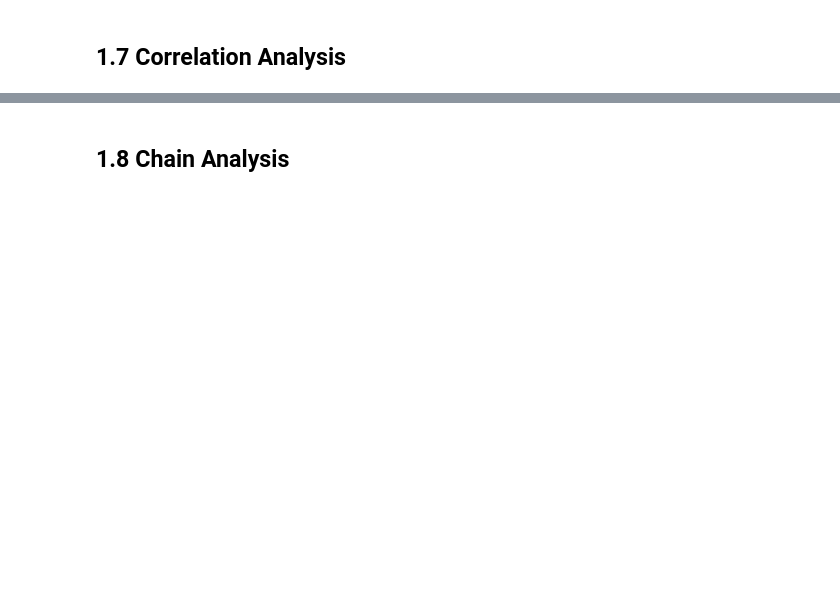
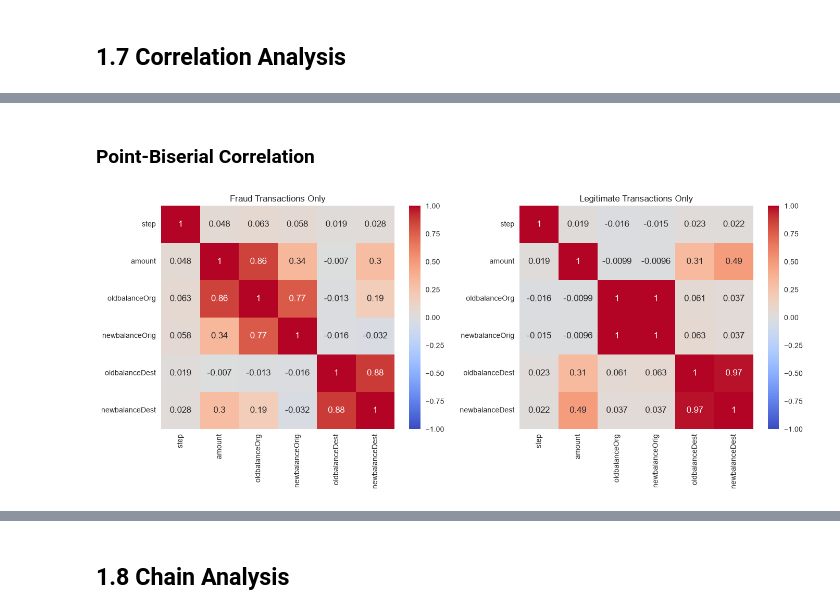
Before and after one commit to joshuasim/fraud-detection, a Jupyter notebook: notebooks/01_eda.ipynb, the cells around one changed output, grey strips where cells are left out. Cells and saved outputs as stored; diff of their text form; code cells hidden in the pictures; blank space fills up the shorter version.

```diff
--- a/notebooks/01_eda.ipynb
+++ b/notebooks/01_eda.ipynb
@@ -466,0 +491,24 @@ Key Takeaway: `TRANSFER` and `CASH_OUT` are the only transaction types that matt
+# %% [markdown]
+### Point-Biserial Correlation
+# %%
+fraud = df[df.isFraud == 1]
+legit = df[df.isFraud == 0].sample(n=100_000, random_state=RANDOM_STATE)
+
+corr_fraud = fraud[continuous_cols].corr()
+corr_legit = legit[continuous_cols].corr()
+
+fig, axes = plt.subplots(1, 2, figsize=(14, 6))
+
+# heatmap for Fraud
+sns.heatmap(corr_fraud, annot=True, cmap='coolwarm', vmin=-1, vmax=1, ax=axes[0])
+axes[0].set_title('Fraud Transactions Only')
+
+# heatmap for Legit
+sns.heatmap(corr_legit, annot=True, cmap='coolwarm', vmin=-1, vmax=1, ax=axes[1])
+axes[1].set_title('Legitimate Transactions Only')
+
+plt.tight_layout()
+plt.savefig('../images/corr_matrix_fraud_vs_legit.png', bbox_inches='tight', dpi=150)
+plt.show()
+# %% [output]
+[figure, added]
```
Also changed, not shown: parts of 14 cells of this notebook, 2 other files.
